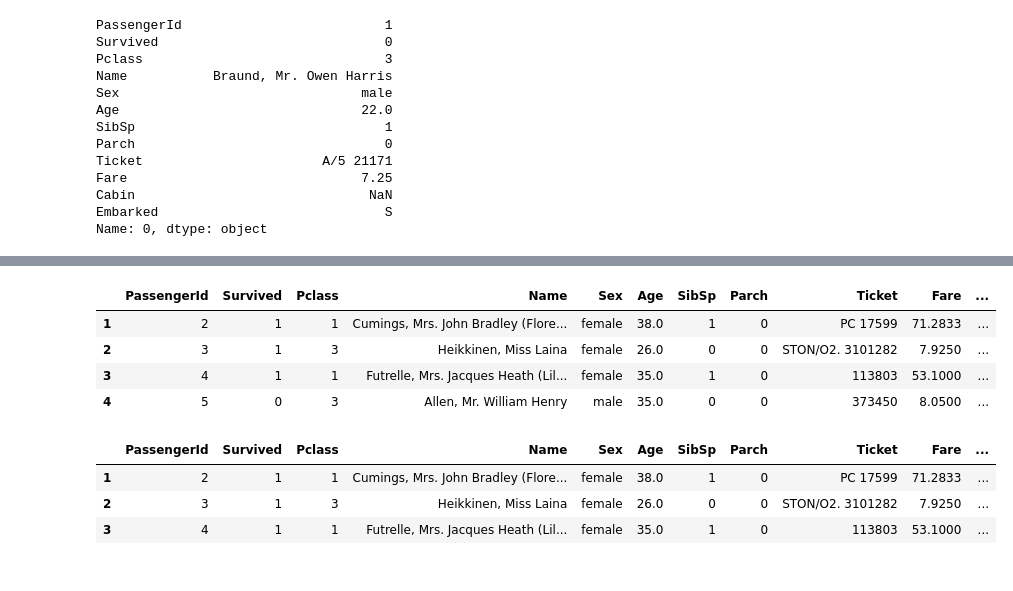
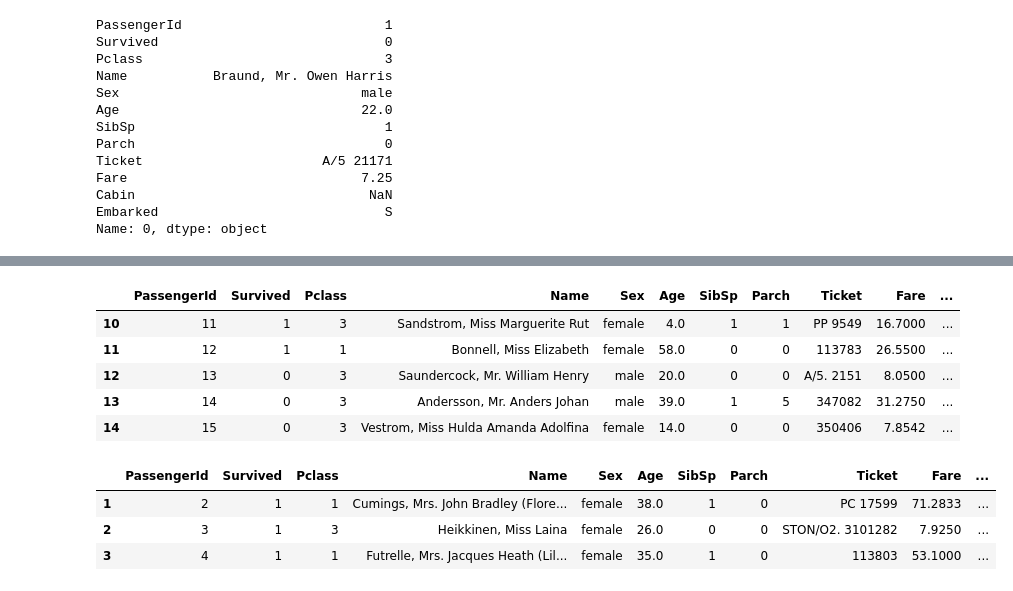
Before and after one commit to adiesha/CSCI347Spring2025, a Jupyter notebook: Coding/pandas_part2.ipynb, the cells around one changed output, grey strips where cells are left out. Cells and saved outputs as stored; diff of their text form; code cells hidden in the pictures.

Commit message:
Added coding notebooks pandas part 2 and pivot tables

```diff
--- a/Coding/pandas_part2.ipynb
+++ b/Coding/pandas_part2.ipynb
@@ -5,7 +5,8 @@ Okay! Let us look at the **.loc[]** and **.iloc[]**
 # %%
 import pandas as pd
 # %%
-df = pd.read_csv("titanic.csv")
+# df = pd.read_csv("titanic.csv")
+df = pd.read_csv("https://raw.githubusercontent.com/pandas-dev/pandas/main/doc/data/titanic.csv")
 df.head()
 # %% [output]
 |  | PassengerId | Survived | Pclass | Name | Sex | Age | SibSp | Parch | Ticket | Fare | ... |
@@ -57,11 +106,12 @@ Name: 0, dtype: object
 # %%
-df.loc[1:4]
+df.loc[10:14]
 # %% [output]
 |  | PassengerId | Survived | Pclass | Name | Sex | Age | SibSp | Parch | Ticket | Fare | ... |
-| 1 | 2 | 1 | 1 | Cumings, Mrs. John Bradley (Flore... | female | 38.0 | 1 | 0 | PC 17599 | 71.2833 | ... |
-| 2 | 3 | 1 | 3 | Heikkinen, Miss Laina | female | 26.0 | 0 | 0 | STON/O2. 3101282 | 7.9250 | ... |
-| 3 | 4 | 1 | 1 | Futrelle, Mrs. Jacques Heath (Lil... | female | 35.0 | 1 | 0 | 113803 | 53.1000 | ... |
-| 4 | 5 | 0 | 3 | Allen, Mr. William Henry | male | 35.0 | 0 | 0 | 373450 | 8.0500 | ... |
+| 10 | 11 | 1 | 3 | Sandstrom, Miss Marguerite Rut | female | 4.0 | 1 | 1 | PP 9549 | 16.7000 | ... |
+| 11 | 12 | 1 | 1 | Bonnell, Miss Elizabeth | female | 58.0 | 0 | 0 | 113783 | 26.5500 | ... |
+| 12 | 13 | 0 | 3 | Saundercock, Mr. William Henry | male | 20.0 | 0 | 0 | A/5. 2151 | 8.0500 | ... |
+| 13 | 14 | 0 | 3 | Andersson, Mr. Anders Johan | male | 39.0 | 1 | 5 | 347082 | 31.2750 | ... |
+| 14 | 15 | 0 | 3 | Vestrom, Miss Hulda Amanda Adolfina | female | 14.0 | 0 | 0 | 350406 | 7.8542 | ... |
 # %%
 df.iloc[1:4]
 # %% [output]
```
Also changed, not shown: parts of 81 cells of this notebook, 1 other file.
